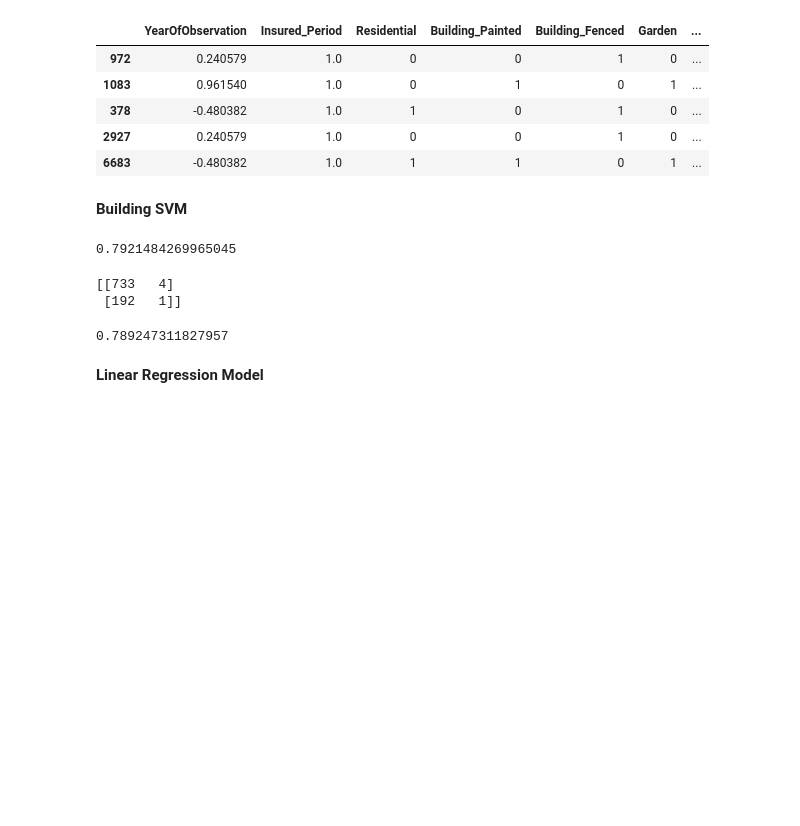
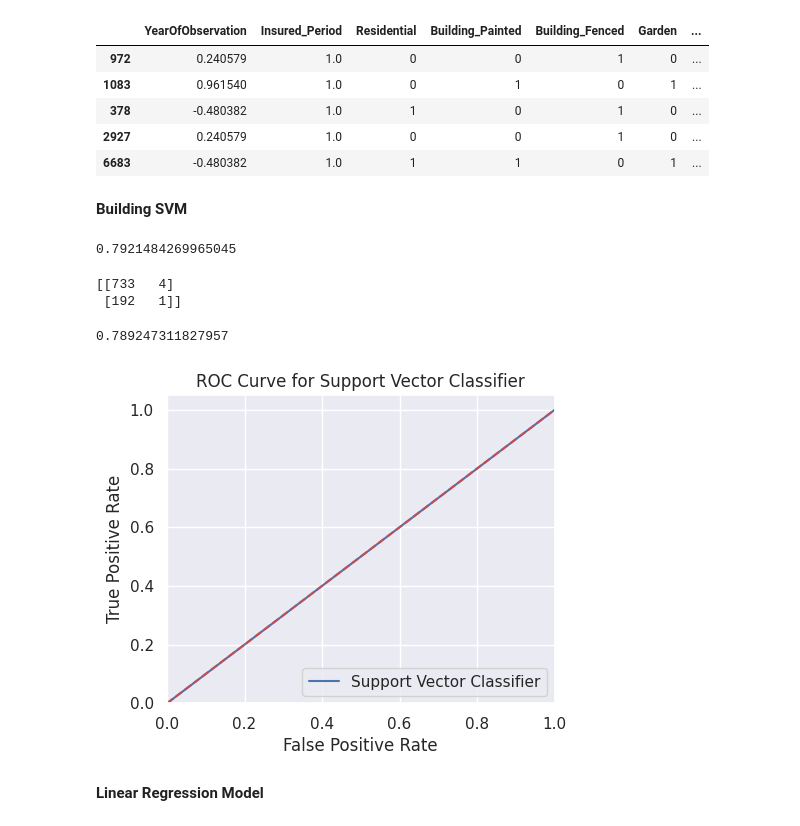
Before and after one commit to Denniskag/Python-Assignment, a Jupyter notebook: ML_Assignment_3.ipynb, the cells around one changed output. Cells and saved outputs as stored; diff of their text form; code cells hidden in the pictures; blank space fills up the shorter version.

```diff
--- a/ML_Assignment_3.ipynb
+++ b/ML_Assignment_3.ipynb
@@ -811,17 +811,19 @@ fpr, tpr, thresholds = roc_curve(y_val, y_pred_svm)
 #roc_auc = auc(fpr, tpr)
 # %%
 # Visualisation of the models's performance on an ROC/AUC curve
-#plt.figure(figsize=(5,4))
-#y_predictnb_proba = svm_classifier.predict_proba(X_val)[:,1]
-#fpr, tpr, thresholds = roc_curve(y_val, y_pred_svm)
-#nb_roc_auc2=roc_auc_score(y_val,svm_classifier.predict(X_val))
-#plt.plot(fpr, tpr, label='Support Vector Classifier')
-#plt.plot([0,1],[0,1],'r--')
-#plt.xlim([0.0,1.0])
-#plt.ylim([0.0,1.05])
-#plt.legend(loc='lower right')
-#plt.title('ROC Curve for Support Vector Classifier')
-#plt.xlabel('False Positive Rate')
-#plt.ylabel('True Positive Rate')
-#plt.show()
+plt.figure(figsize=(5,4))
+#y_pred_svm = svm_classifier.predict_proba(X_val)[:,1]
+fpr, tpr, thresholds = roc_curve(y_val, y_pred_svm)
+nb_roc_auc2=roc_auc_score(y_val,svm_classifier.predict(X_val))
+plt.plot(fpr, tpr, label='Support Vector Classifier')
+plt.plot([0,1],[0,1],'r--')
+plt.xlim([0.0,1.0])
+plt.ylim([0.0,1.05])
+plt.legend(loc='lower right')
+plt.title('ROC Curve for Support Vector Classifier')
+plt.xlabel('False Positive Rate')
+plt.ylabel('True Positive Rate')
+plt.show()
+# %% [output]
+[figure, added]
 # %%
```
Also changed, not shown: parts of 19 cells of this notebook.
